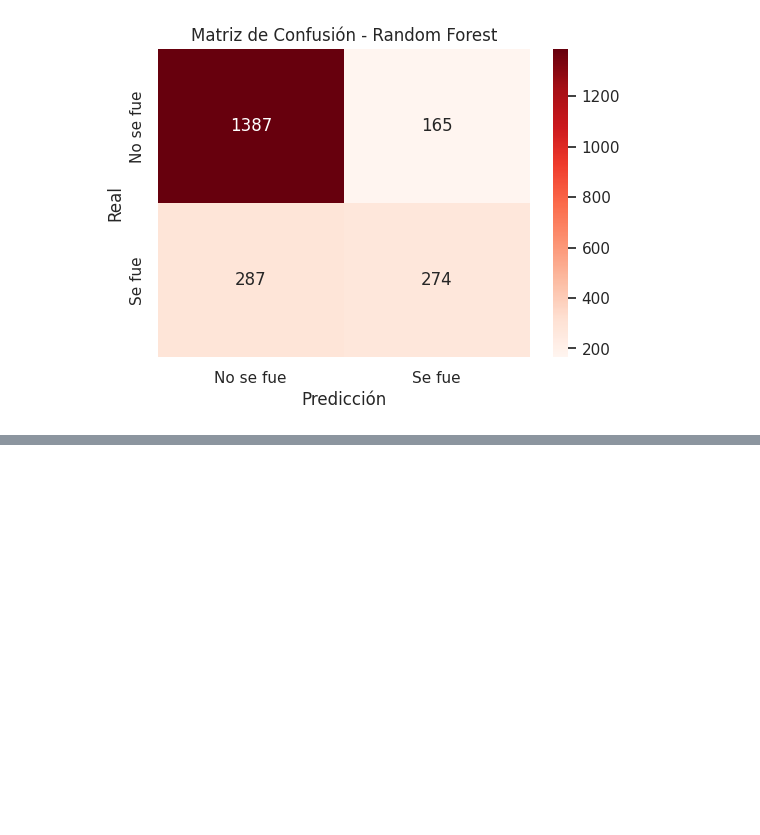
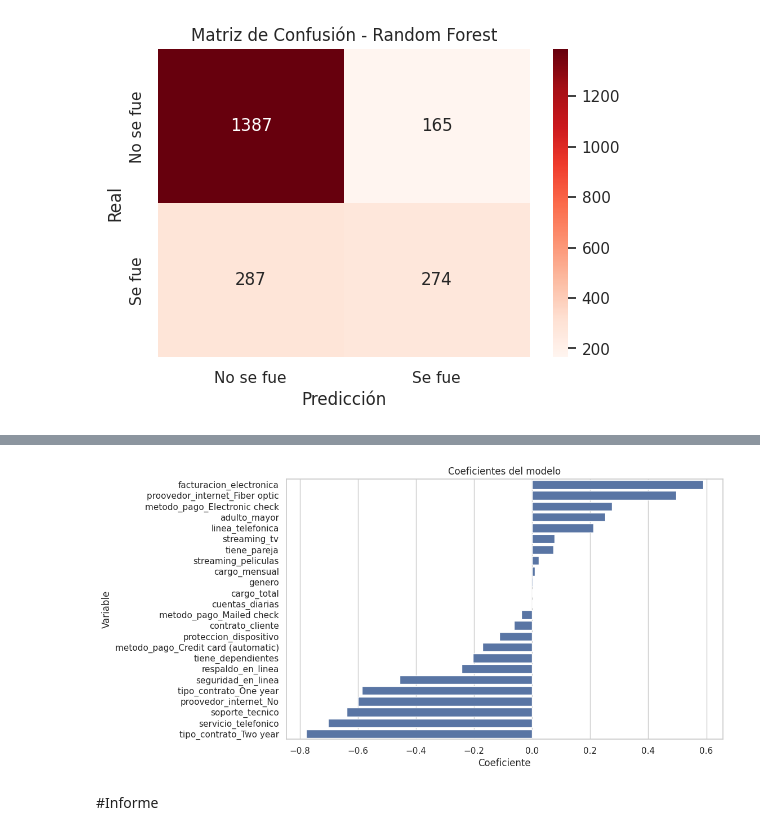
Before and after one commit to Jeder14/TelecomX_challenge_parte2, a Jupyter notebook: TelecomX_parte2.ipynb, the cells around one changed output, grey strips where cells are left out. Drawn from its saved outputs; the diff is of its cells as text; code cells hidden in the pictures; blank space fills up the shorter version.

```diff
--- a/TelecomX_parte2.ipynb
+++ b/TelecomX_parte2.ipynb
@@ -592,3 +592,7 @@ Matriz de Confusión:
    macro avg       0.73      0.69      0.70      2113
 weighted avg       0.77      0.79      0.78      2113
 [figure]
+# %%
+coef_df = pd.DataFrame({"Variable": X_train.columns, "Coeficiente": coeficientes})
+coef_df = coef_df.sort_values(by="Coeficiente", ascending=False)
+coef_df
@@ -594,0 +617,11 @@ weighted avg       0.77      0.79      0.78      2113
+# %%
+
+#graficar los coef_df
+plt.figure(figsize=(10, 6))
+sns.barplot(x="Coeficiente", y="Variable", data=coef_df)
+plt.title("Coeficientes del modelo")
+plt.show()
+# %% [output]
+[figure, added]
+# %% [markdown]
+#Informe
```
Also changed, not shown: parts of 15 cells of this notebook.
